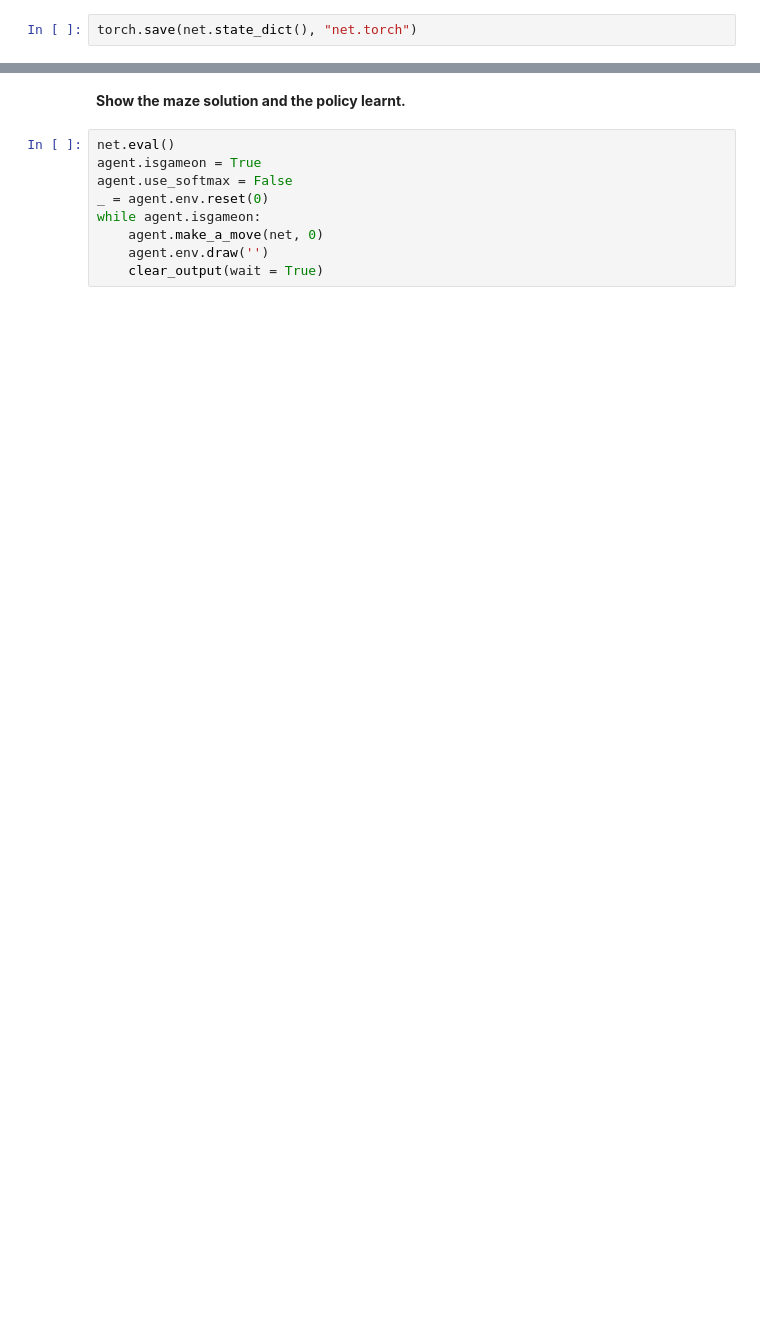
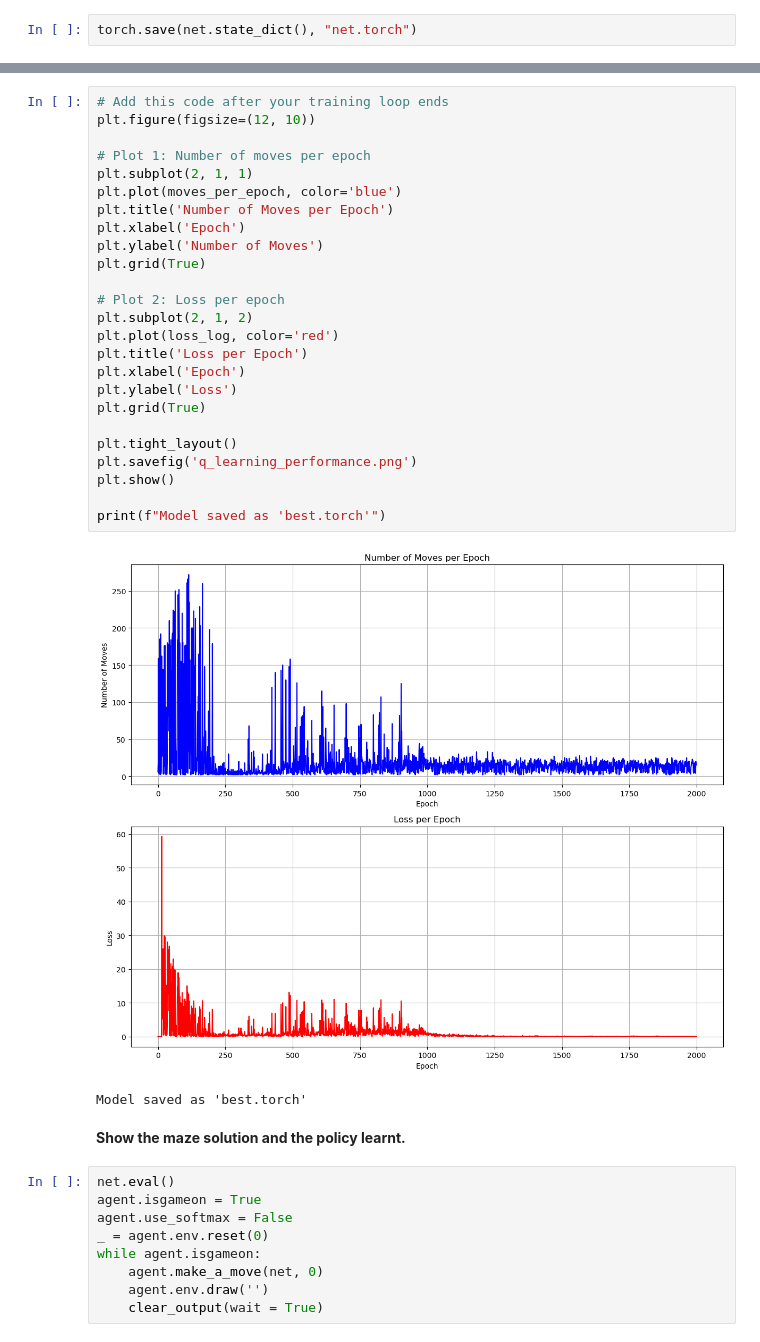
Before and after one commit to jayantiii/Q-learning-maze-251b, a Jupyter notebook: deep_qlearning.ipynb, the cells around one changed output, grey strips where cells are left out. Saved outputs shown, nothing was run; the diff lists cells and outputs as text; blank space fills up the shorter version.

```diff
--- a/deep_qlearning.ipynb
+++ b/deep_qlearning.ipynb
@@ -346,3 +313,31 @@ plt.show()
+# %%
+# Add this code after your training loop ends
+plt.figure(figsize=(12, 10))
+
+# Plot 1: Number of moves per epoch
+plt.subplot(2, 1, 1)
+plt.plot(moves_per_epoch, color='blue')
+plt.title('Number of Moves per Epoch')
+plt.xlabel('Epoch')
+plt.ylabel('Number of Moves')
+plt.grid(True)
+
+# Plot 2: Loss per epoch
+plt.subplot(2, 1, 2)
+plt.plot(loss_log, color='red')
+plt.title('Loss per Epoch')
+plt.xlabel('Epoch')
+plt.ylabel('Loss')
+plt.grid(True)
+
+plt.tight_layout()
+plt.savefig('q_learning_performance.png')
+plt.show()
+
+print(f"Model saved as 'best.torch'")
+# %% [output]
+[figure, added]
+Model saved as 'best.torch'
 # %% [markdown]
 **Show the maze solution and the policy learnt.**
 # %%
```
Also changed, not shown: parts of 10 cells of this notebook.
